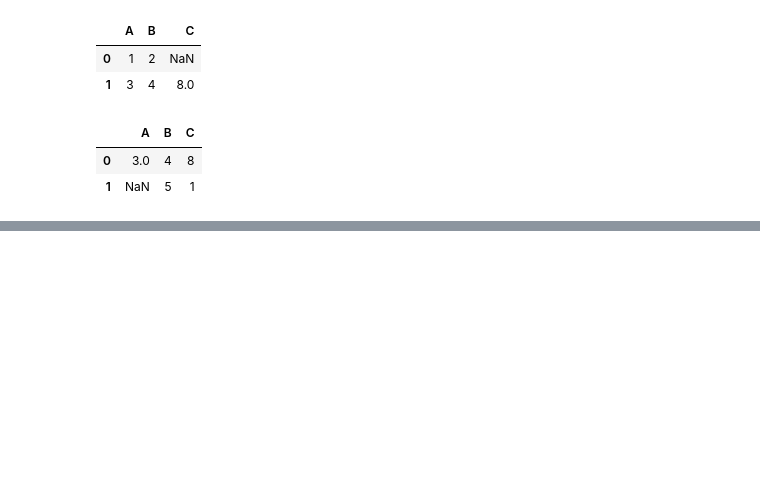
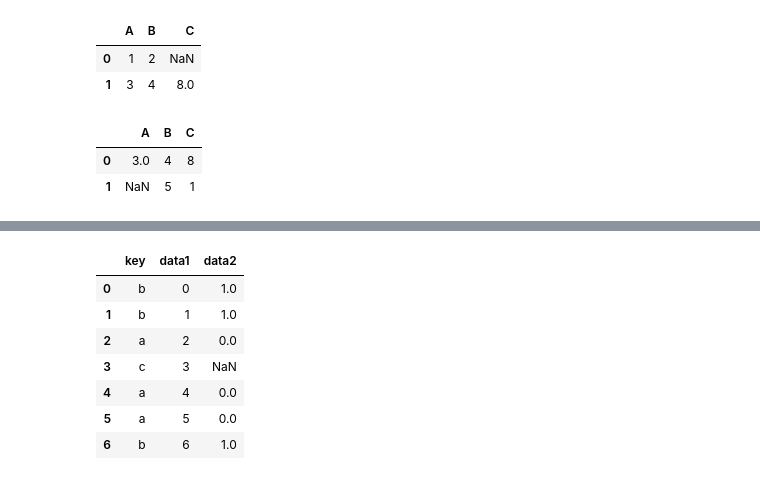
Before and after one commit to zingp/machine-learning, a Jupyter notebook: s_pandas/merge_learn.ipynb, the cells around one changed output, grey strips where cells are left out. Saved outputs shown, nothing was run; the diff lists cells and outputs as text; code cells hidden in the pictures; blank space fills up the shorter version.

```diff
--- a/s_pandas/merge_learn.ipynb
+++ b/s_pandas/merge_learn.ipynb
@@ -75,0 +147,11 @@ pd.merge(left=df1, right=df2, how='right', on=['B'])
+# %%
+df1.merge(df2, on='key', how='left')   # 左连接，左侧DataFrame取全部，右侧DataFrame取部分。
+# %% [output]
+|  | key | data1 | data2 |
+| 0 | b | 0 | 1.0 |
+| 1 | b | 1 | 1.0 |
+| 2 | a | 2 | 0.0 |
+| 3 | c | 3 | NaN |
+| 4 | a | 4 | 0.0 |
+| 5 | a | 5 | 0.0 |
+| 6 | b | 6 | 1.0 |
```
Also changed, not shown: parts of 20 cells of this notebook.
